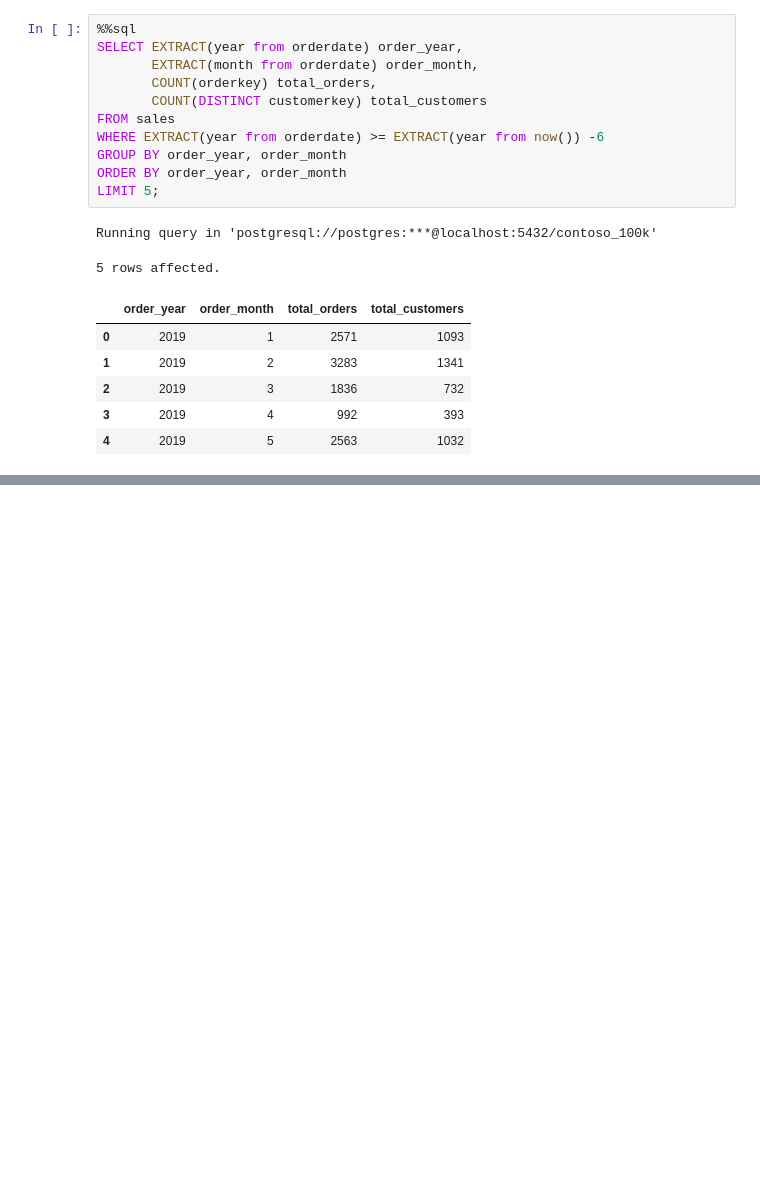
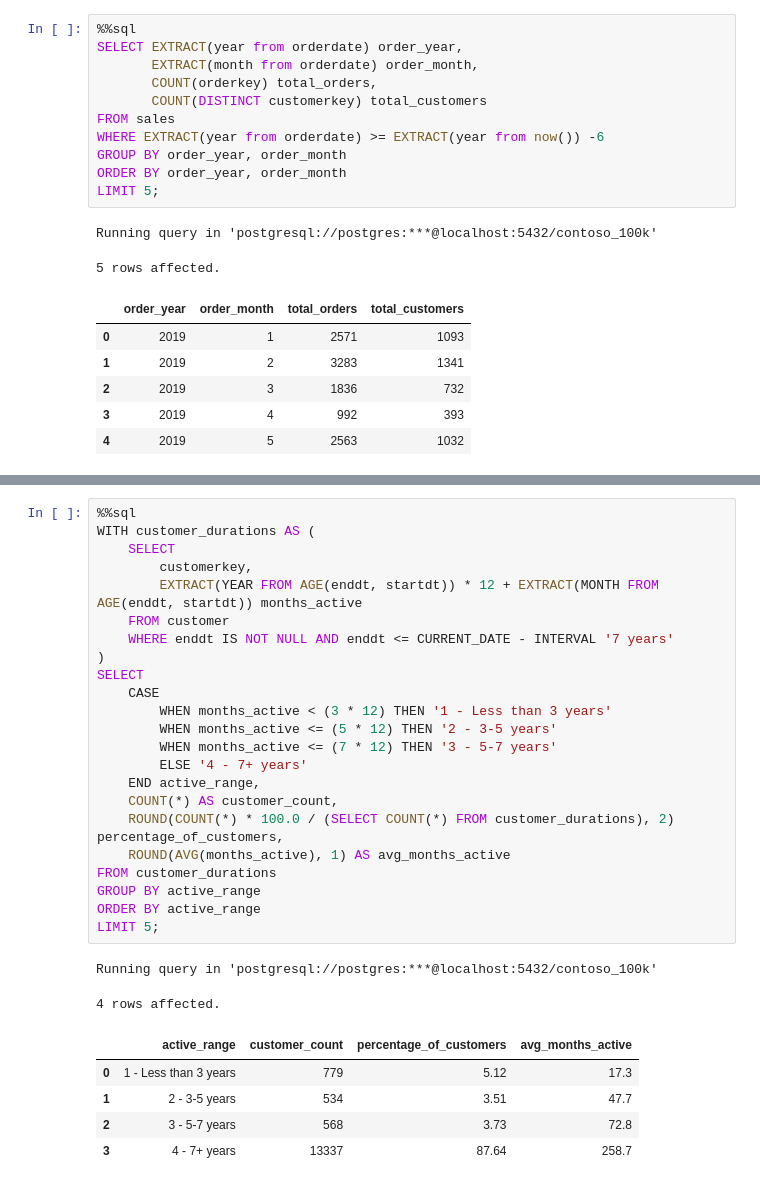
Before and after one commit to JonasWetzel94/google_collab_sql, a Jupyter notebook: Resources/Blank_SQL_Notebook.ipynb, the cells around one changed output, grey strips where cells are left out. Cells and saved outputs as stored; diff of their text form; blank space fills up the shorter version.

```diff
--- a/Resources/Blank_SQL_Notebook.ipynb
+++ b/Resources/Blank_SQL_Notebook.ipynb
@@ -236,0 +311,31 @@ LIMIT 5;]
+# %%
+%%sql
+WITH customer_durations AS (
+    SELECT
+        customerkey,
+        EXTRACT(YEAR FROM AGE(enddt, startdt)) * 12 + EXTRACT(MONTH FROM AGE(enddt, startdt)) months_active
+    FROM customer
+    WHERE enddt IS NOT NULL AND enddt <= CURRENT_DATE - INTERVAL '7 years'
+)
+SELECT
+    CASE
+        WHEN months_active < (3 * 12) THEN '1 - Less than 3 years'
+        WHEN months_active <= (5 * 12) THEN '2 - 3-5 years'
+        WHEN months_active <= (7 * 12) THEN '3 - 5-7 years'
+        ELSE '4 - 7+ years'
+    END active_range,
+    COUNT(*) AS customer_count,
+    ROUND(COUNT(*) * 100.0 / (SELECT COUNT(*) FROM customer_durations), 2) percentage_of_customers,
+    ROUND(AVG(months_active), 1) AS avg_months_active
+FROM customer_durations
+GROUP BY active_range
+ORDER BY active_range
+LIMIT 5;
+# %% [output]
+Running query in 'postgresql://postgres:***@localhost:5432/contoso_100k'
+4 rows affected.
+|  | active_range | customer_count | percentage_of_customers | avg_months_active |
+| 0 | 1 - Less than 3 years | 779 | 5.12 | 17.3 |
+| 1 | 2 - 3-5 years | 534 | 3.51 | 47.7 |
+| 2 | 3 - 5-7 years | 568 | 3.73 | 72.8 |
+| 3 | 4 - 7+ years | 13337 | 87.64 | 258.7 |
```
Also changed, not shown: parts of 5 cells of this notebook.
